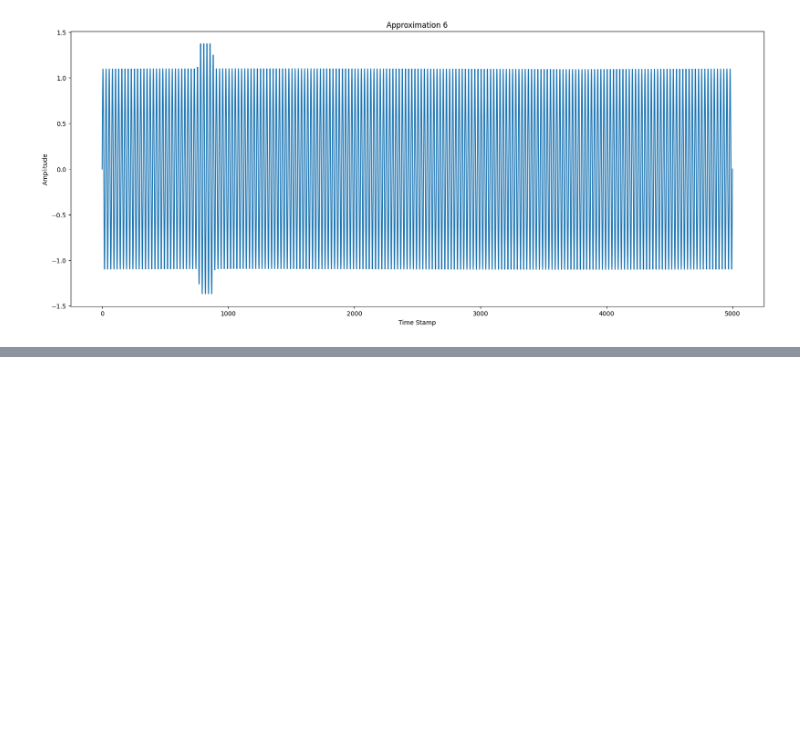
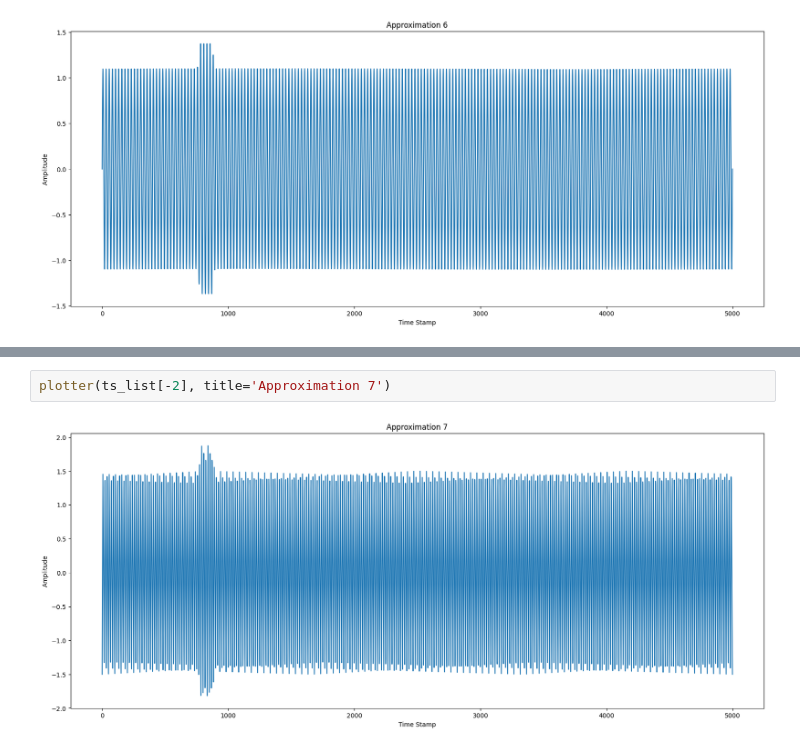
Before and after one commit to RojanRegmi/IDK-Experiments, a Jupyter notebook: notebooks/approx_v2_plots.ipynb, the cells around one changed output, grey strips where cells are left out. Cells and saved outputs as stored; diff of their text form; blank space fills up the shorter version.

```diff
--- a/notebooks/approx_v2_plots.ipynb
+++ b/notebooks/approx_v2_plots.ipynb
@@ -202,0 +221,4 @@ plotter(ts_list[5], title='Approximation 6')
+# %%
+plotter(ts_list[-2], title='Approximation 7')
+# %% [output]
+[figure, added]
```
Also changed, not shown: parts of 2 cells of this notebook, 2 other files.
